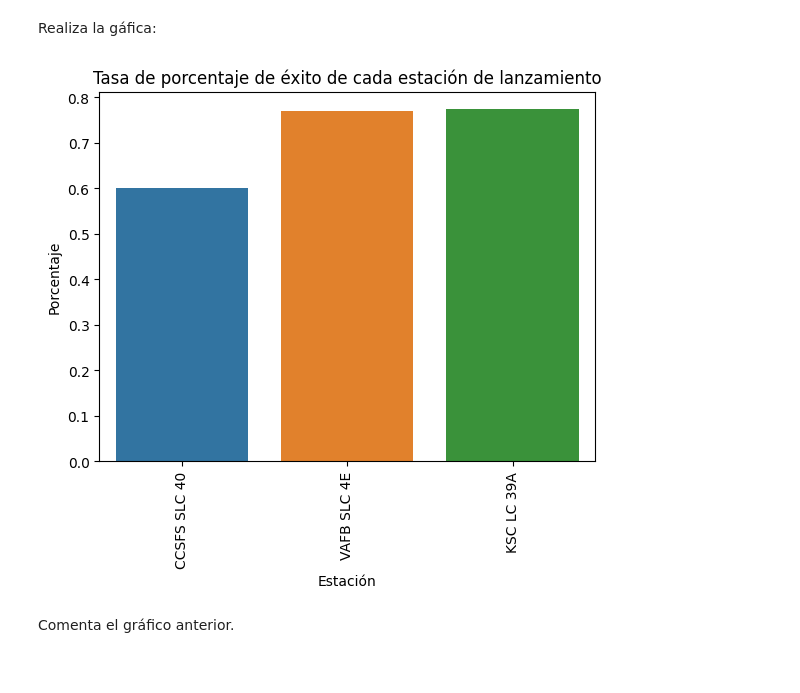
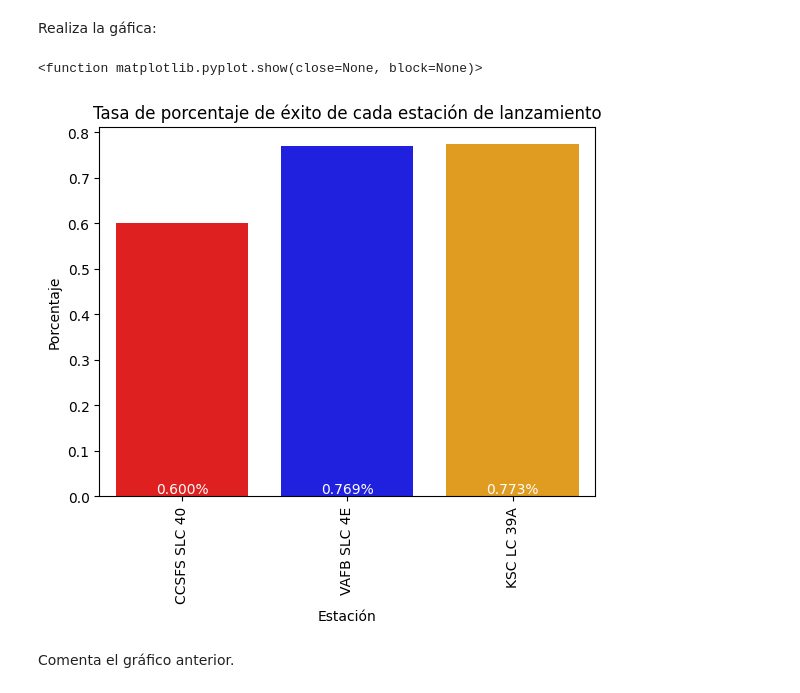
Before and after one commit to javiern1984/cursopython, a Jupyter notebook: Día 3/Javi SpaceX - 4 - EDA with Data Visualization.ipynb, the cells around one changed output. Drawn from its saved outputs; the diff is of its cells as text; code cells hidden in the pictures.

```diff
--- a/Día 3/Javi SpaceX - 4 - EDA with Data Visualization.ipynb
+++ b/Día 3/Javi SpaceX - 4 - EDA with Data Visualization.ipynb
@@ -200,13 +200,19 @@ df_groupby_ls = df_groupby_ls.reset_index()
 Realiza la gáfica:
 # %%
 #INSERTA AQUÍ TU CÓDIGO
-ax = sns.barplot(x = 'LaunchSite', y = 'Class', data=df_groupby_ls)
+colors=["red","blue","orange"]
+ax = sns.barplot(x = 'LaunchSite', y = 'Class', data=df_groupby_ls, palette=colors)
 ax.set_title('Tasa de porcentaje de éxito de cada estación de lanzamiento', fontdict={'size':12})
 ax.set_ylabel('Porcentaje', fontsize = 10)
 ax.set_xlabel('Estación', fontsize = 10)
 ax.set_xticklabels(ax.get_xticklabels(), fontsize = 10, rotation=90);
+for porcentaje in ax.patches:
+    height = porcentaje.get_height()
+    ax.annotate(f'{height:.3f}%', (porcentaje.get_x() + porcentaje.get_width() / 2, height==5), ha='center', va='bottom', color="white")
+plt.show
 # %% [output]
+<function matplotlib.pyplot.show(close=None, block=None)>
-[figure, old version]
+[figure, new version]
 # %% [markdown]
 Comenta el gráfico anterior.
 # %% [markdown]
```
Also changed, not shown: parts of 9 cells of this notebook.
